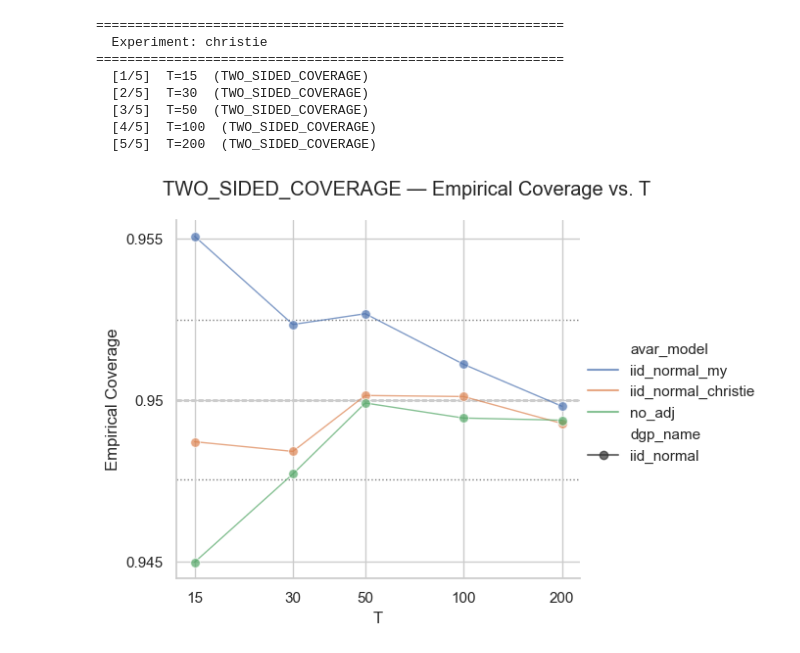
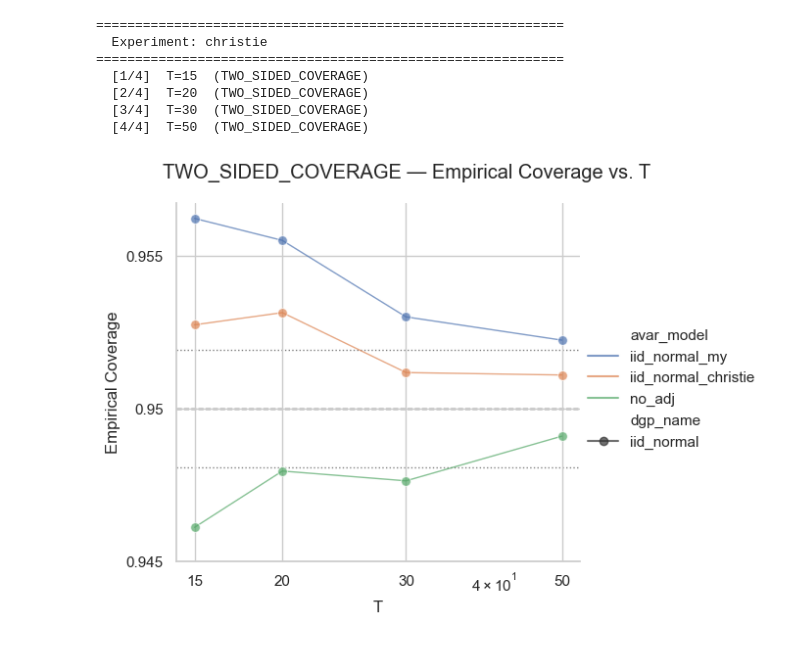
Before and after one commit to Fabro2701/sharpe_ratio_TFM, a Jupyter notebook: notebooks/presentation/christie.ipynb, the cells around one changed output. Cells and saved outputs as stored; diff of their text form; code cells hidden in the pictures.

```diff
--- a/notebooks/presentation/christie.ipynb
+++ b/notebooks/presentation/christie.ipynb
@@ -86,17 +86,17 @@ scenarios = {
     ),
 }
 # %%
-N_SIM  = 30_000
+N_SIM  = 50_000
 N_JOBS = 8
 
 experiments = {
     "christie": ExperimentSpec(
         scenario   = scenarios["christie"],
         param_name = "T",
-        param_values = [15, 30, 50, 100, 200],
+        param_values = [15, 20, 30, 50],
         study_type = StudyType.TWO_SIDED_COVERAGE,
-        calib_sigma   = 1.0,
-        sr_default = 0.5,
+        calib_sigma   = 2.0,
+        sr_default = 0.25,
         th_moments = False,
         bias_adj = True,
         n_default  = N_SIM,
@@ -115,11 +115,10 @@ run_selected_configs(
 ============================================================
   Experiment: christie
 ============================================================
-  [1/5]  T=15  (TWO_SIDED_COVERAGE)
-  [2/5]  T=30  (TWO_SIDED_COVERAGE)
-  [3/5]  T=50  (TWO_SIDED_COVERAGE)
-  [4/5]  T=100  (TWO_SIDED_COVERAGE)
-  [5/5]  T=200  (TWO_SIDED_COVERAGE)
+  [1/4]  T=15  (TWO_SIDED_COVERAGE)
+  [2/4]  T=20  (TWO_SIDED_COVERAGE)
+  [3/4]  T=30  (TWO_SIDED_COVERAGE)
+  [4/4]  T=50  (TWO_SIDED_COVERAGE)
 # %%
 #common
 line_plot_kargs = dict(reverse=False,
@@ -127,6 +126,6 @@ line_plot_kargs = dict(reverse=False,
 # %%
 run_analysis(experiments, "christie", alpha=0.05, plot_mask=[0,0,1],
              line_plot_kargs=line_plot_kargs |
-             dict(log=True, yticks=[0.945, 0.95, 0.955], xticks=[15, 30, 50, 100, 200]))
+             dict(log=True, yticks=[0.945, 0.95, 0.955], xticks= [15, 20, 30, 50]))
 # %% [output]
-[figure, old version]
+[figure, new version]
```
Also changed, not shown: parts of 8 cells of this notebook, 7 other files.
